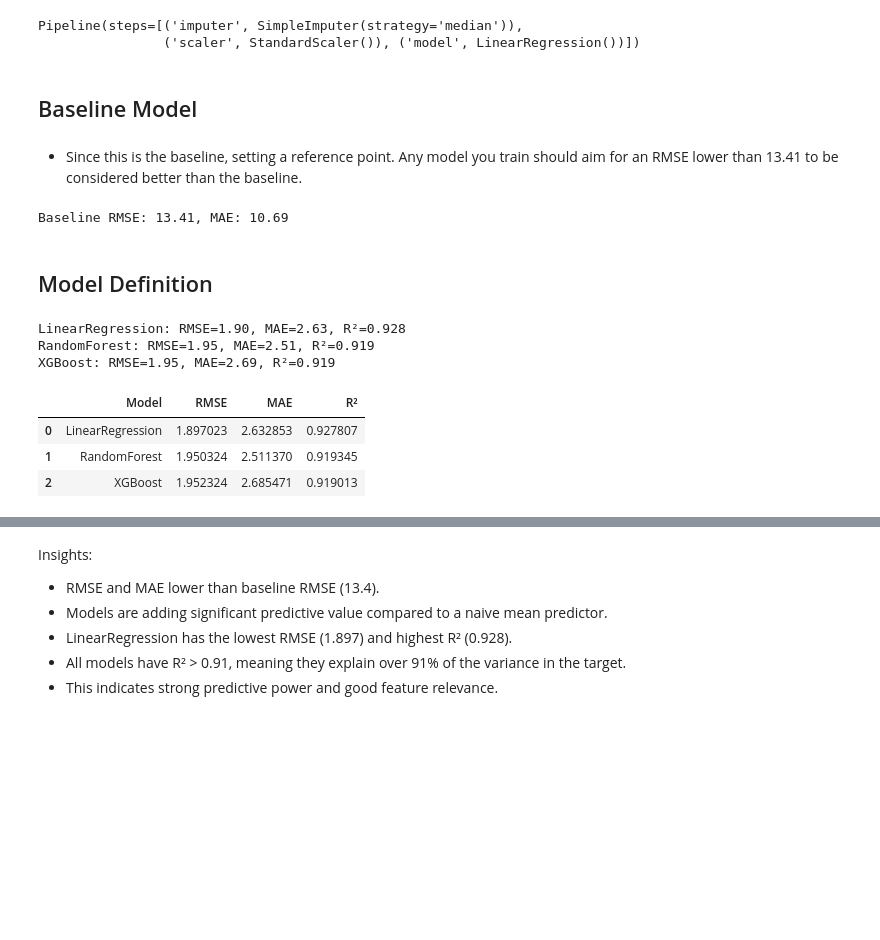
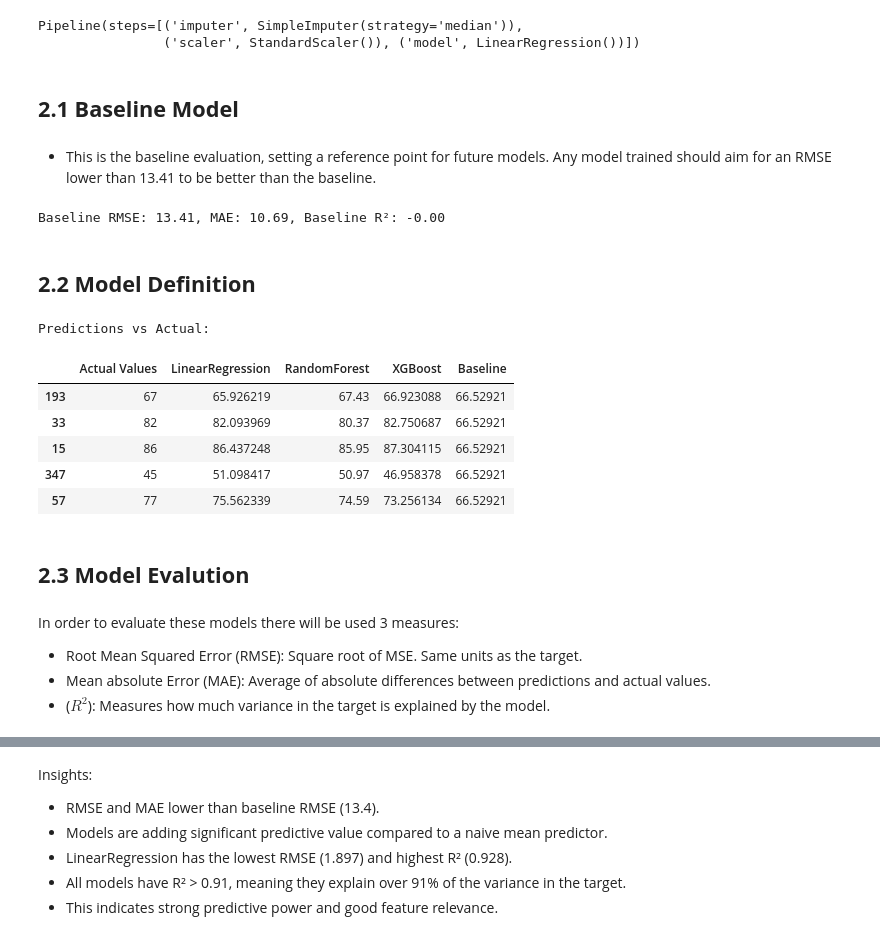
Before and after one commit to ricardo-abreu1/Route-25, a Jupyter notebook: Data_Process.ipynb, the cells around one changed output, grey strips where cells are left out. Drawn from its saved outputs; the diff is of its cells as text; code cells hidden in the pictures; blank space fills up the shorter version.

```diff
--- a/Data_Process.ipynb
+++ b/Data_Process.ipynb
@@ -39,16 +41,32 @@ for file in files:
 # %% [output]
 File number 1 - qws1_dataset\qws1.txt
 # %%
-# DataFrame creation using files avaiable
 df_list = []
 
 for file in files:
     try:
-        df_list.append(pd.read_csv(file, sep=','))
+        # Detect header dynamically: find first line with commas
+        with open(file, 'r', encoding='utf-8') as f:
+            lines = f.readlines()
+
+        header_line = None
+        for i, line in enumerate(lines):
+            if ',' in line:
+                header_line = i
+                break
+
+        if header_line is None:
+            print(f"Skipping {file}: No CSV content found")
+            continue
+
+        # Read from detected header line
+        df = pd.read_csv(file, sep=',', skiprows=header_line)
+        df_list.append(df)
+
     except Exception as e:
         print(f"Skipping {file}: {e}")
 
 if df_list:
-    df = pd.concat(df_list, ignore_index=True)
+    df = pd.concat(df_list, ignore_index=True, sort=False)
 else:
     print("No valid files")
@@ -107,58 +132,74 @@ pipeline.fit(X_train, y_train)
 Pipeline(steps=[('imputer', SimpleImputer(strategy='median')),
                 ('scaler', StandardScaler()), ('model', LinearRegression())])
 # %% [markdown]
-## Baseline Model
+## **2.1 Baseline Model**
 # %% [markdown]
-- Since this is the baseline, setting a reference point. Any model you train should aim for an RMSE lower than 13.41 to be considered better than the baseline.
+- This is the baseline evaluation, setting a reference point for future models. Any model trained should aim for an RMSE lower than 13.41 to be better than the baseline.
 # %%
 # Baseline prediction: mean of training target
 baseline_pred = np.full_like(y_test, y_train.mean(), dtype=float)
 
-# Compute RMSE and MAE
+# Compute metrics
 baseline_rmse = root_mean_squared_error(y_test, baseline_pred)
 baseline_mae = mean_absolute_error(y_test, baseline_pred)
+baseline_r2 = r2_score(y_test, baseline_pred)
 
-print(f"Baseline RMSE: {baseline_rmse:.2f}, MAE: {baseline_mae:.2f}")
+print(f"Baseline RMSE: {baseline_rmse:.2f}, MAE: {baseline_mae:.2f}, Baseline R²: {baseline_r2:.2f}")
 # %% [output]
-Baseline RMSE: 13.41, MAE: 10.69
+Baseline RMSE: 13.41, MAE: 10.69, Baseline R²: -0.00
 # %% [markdown]
-## Model Definition
+## **2.2 Model Definition**
 # %%
 # Define models
 models = {
     'LinearRegression': LinearRegression(),
     'RandomForest': RandomForestRegressor(random_state=42),
     'XGBoost': XGBRegressor(random_state=42)
 }
 
 results = {}
+preds = {}
 
 for name, model in models.items():
     # Scale only for LinearRegression
     scale = True if name == 'LinearRegression' else False
     pipeline = build_pipeline(model, scale=scale)
 
     pipeline.fit(X_train, y_train)
     y_pred = pipeline.predict(X_test)
 
+    # Store metrics
     rmse = np.sqrt(root_mean_squared_error(y_test, y_pred))
     mae = mean_absolute_error(y_test, y_pred)
     r2 = r2_score(y_test, y_pred)
-
     results[name] = {'RMSE': rmse, 'MAE': mae, 'R²': r2}
 
-# Display results
-for model_name, metrics in results.items():
-    print(f"{model_name}: RMSE={metrics['RMSE']:.2f}, MAE={metrics['MAE']:.2f}, R²={metrics['R²']:.3f}")
+    # Store predictions
+    preds[name] = y_pred
 
-results_df = pd.DataFrame(results).T.reset_index()
-results_df.columns = ['Model', 'RMSE', 'MAE', 'R²']
-results_df
+# Add baseline predictions
+baseline_pred = np.full_like(y_test, y_train.mean(), dtype=float)
+preds['Baseline'] = baseline_pred
+
+# DataFrame with actual and predicted
+preds_df = pd.DataFrame({'Actual Values': y_test})
+for model_name, y_pred in preds.items():
+    preds_df[model_name] = y_pred
+
+print("\nPredictions vs Actual:")
+preds_df.head()
 # %% [output]
-LinearRegression: RMSE=1.90, MAE=2.63, R²=0.928
-RandomForest: RMSE=1.95, MAE=2.51, R²=0.919
-XGBoost: RMSE=1.95, MAE=2.69, R²=0.919
+Predictions vs Actual:
-|  | Model | RMSE | MAE | R² |
-| 0 | LinearRegression | 1.897023 | 2.632853 | 0.927807 |
-| 1 | RandomForest | 1.950324 | 2.511370 | 0.919345 |
-| 2 | XGBoost | 1.952324 | 2.685471 | 0.919013 |
+|  | Actual Values | LinearRegression | RandomForest | XGBoost | Baseline |
+| 193 | 67 | 65.926219 | 67.43 | 66.923088 | 66.52921 |
+| 33 | 82 | 82.093969 | 80.37 | 82.750687 | 66.52921 |
+| 15 | 86 | 86.437248 | 85.95 | 87.304115 | 66.52921 |
+| 347 | 45 | 51.098417 | 50.97 | 46.958378 | 66.52921 |
+| 57 | 77 | 75.562339 | 74.59 | 73.256134 | 66.52921 |
+# %% [markdown]
+## **2.3 Model Evalution**
+# %% [markdown]
+In order to evaluate these models there will be used 3 measures:
+ - Root Mean Squared Error (RMSE): Square root of MSE. Same units as the target.
+ - Mean absolute Error (MAE): Average of absolute differences between predictions and actual values.
+ - ($R^2$): Measures how much variance in the target is explained by the model.
```
Also changed, not shown: parts of 43 cells of this notebook, 4 other files.
